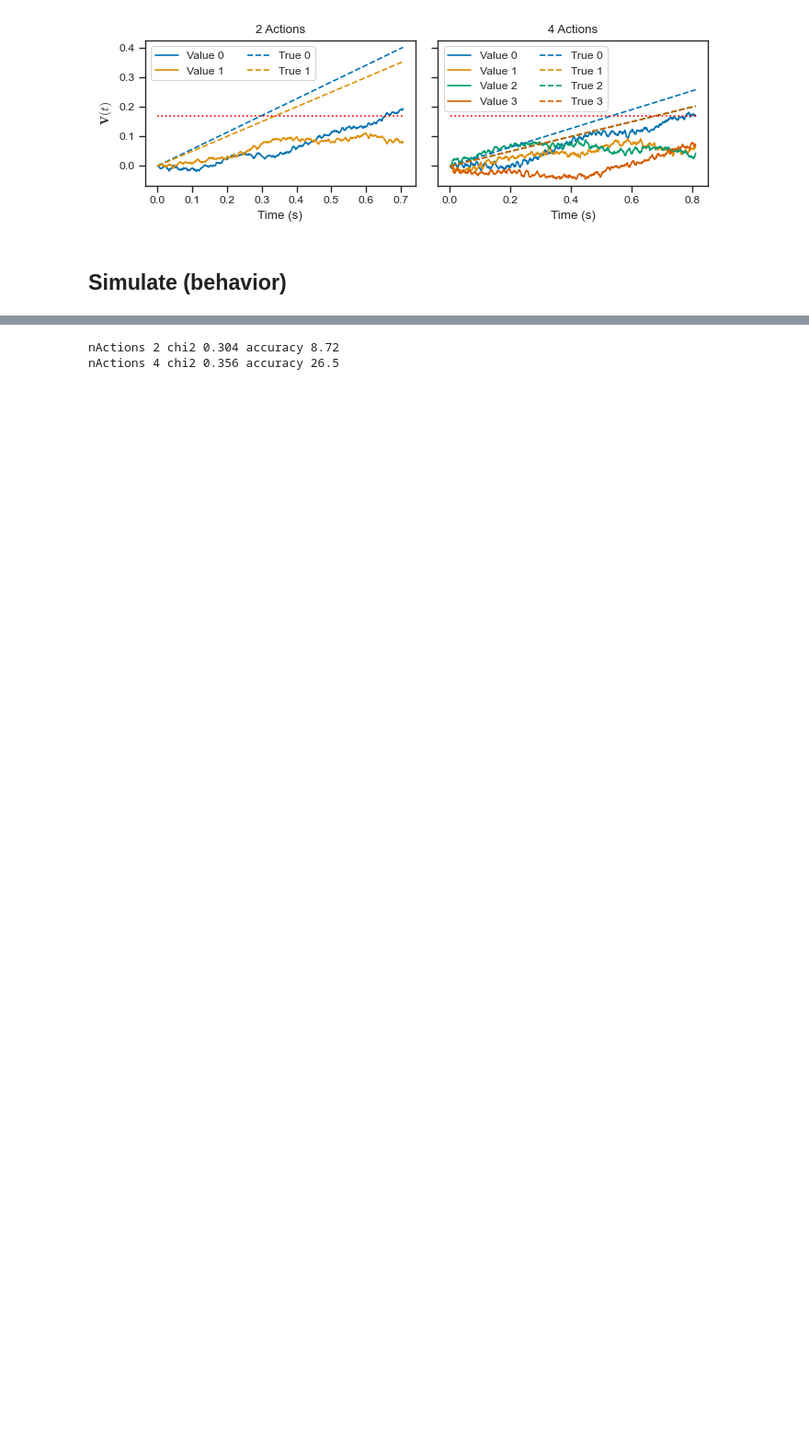
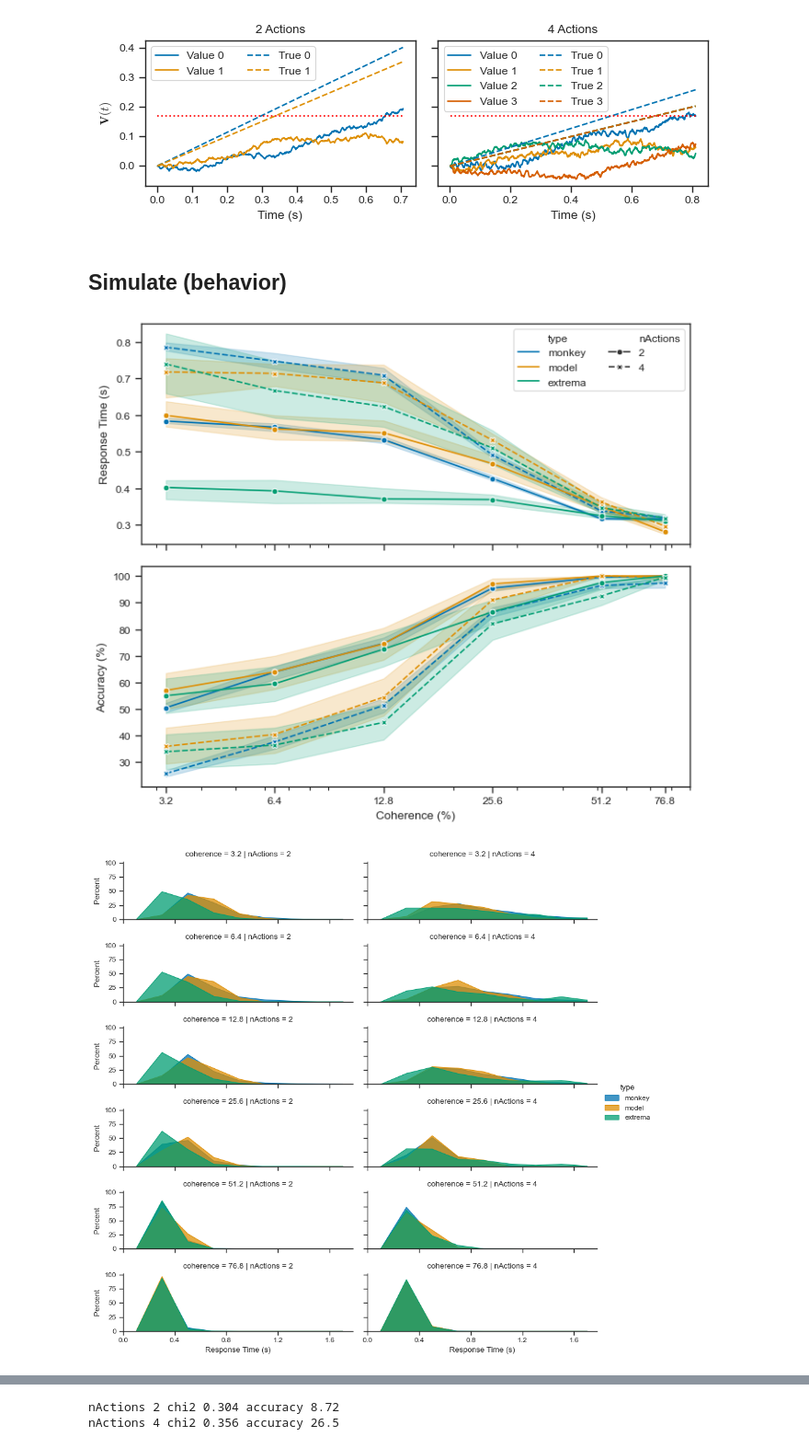
Before and after one commit to psipeter/speed-accuracy-tradeoff, a Jupyter notebook: churchland_compare.ipynb, the cells around one changed output, grey strips where cells are left out. Shown at 92% size. Cells and saved outputs as stored; diff of their text form; code cells hidden in the pictures; blank space fills up the shorter version.

Commit message:
extrema detection for RDM and optimization code

```diff
--- a/churchland_compare.ipynb
+++ b/churchland_compare.ipynb
@@ -271,2 +351,41 @@ def simulate(
+# %%
+def plot_sat(simfile, extrfile, empfile="churchland2008_behavior", error=('ci', 95), estimator=np.median, bins=np.arange(0.0, 2, 0.2)):
+
+    sim = pd.read_pickle(f'data/{simfile}.pkl')
+    extr = pd.read_pickle(f'data/{extrfile}.pkl')
+    emp = pd.read_pickle(f'data/{empfile}.pkl')
+    combined = pd.concat([emp, sim, extr])
+    cohs = combined['coherence'].unique()
+    # get_error(combined.query("type=='model'"), combined.query("type=='monkey'"), cohs, bins=bins)
+
+    fig, axes = plt.subplots(nrows=2, ncols=1, sharex=True, figsize=((7.08, 6)))
+    sns.lineplot(data=combined, x='coherence', y='RT', hue='type', style='nActions', palette=palette[:3], markers=True, ax=axes[0],
+                 errorbar=error, estimator=estimator, hue_order=['monkey', 'model', 'extrema'])
+    sns.lineplot(data=combined, x='coherence', y='accuracy', hue='type', style='nActions', palette=palette[:3], markers=True, ax=axes[1],
+                 hue_order=['monkey', 'model', 'extrema'])
+    axes[0].set(ylabel="Response Time (s)")
+    axes[0].legend(ncols=2)
+    # axes[1].set(xscale='log', xticks=[2, 3.2, 6.4, 12.8, 25.6, 51.4, 76.8], xlabel='Coherence', ylabel='Accuracy (%)')
+    axes[1].set(xscale='log', xticks=cohs, xticklabels=cohs, xlabel="Coherence (%)", ylabel="Accuracy (%)")
+    axes[1].get_legend().remove()
+    plt.tight_layout()
+    fig.savefig(f"plots/churchland_sat.svg")
+    fig.savefig(f"plots/churchland_sat.png", dpi=600)
+
+    fig = sns.FacetGrid(combined, col='nActions', row="coherence", hue='type', palette=palette[:3], height=1.5, aspect=3,
+                        sharex=True, legend_out=True, hue_order=['monkey', 'model', 'extrema'])
+    fig.map_dataframe(sns.histplot, x="RT", stat='percent', element="poly", common_norm=False, bins=bins)
+    fig.set_xlabels("Response Time (s)")
+    fig.set(xticks=bins[::2])
+    fig.set(yticks=[0,25,50,75,100])
+    fig.add_legend()
+    fig.savefig(f"plots/churchland_RTs.svg")
+    fig.savefig(f"plots/churchland_RTs.png", dpi=600)
 # %% [markdown]
 ## Simulate (behavior)
+# %%
+simulate_extrema(threshold=1.01, sigma=0.3, dt_sample=0.014, tiebreaker='random', nd_mean=0.29, nd_sigma=0.02)
+plot_sat("dec14full", "churchland_extrema", "churchland2008_behavior")
+# %% [output]
+[figure, added]
+[figure, added]
```
Also changed, not shown: parts of 4 cells of this notebook, 2 other files.
